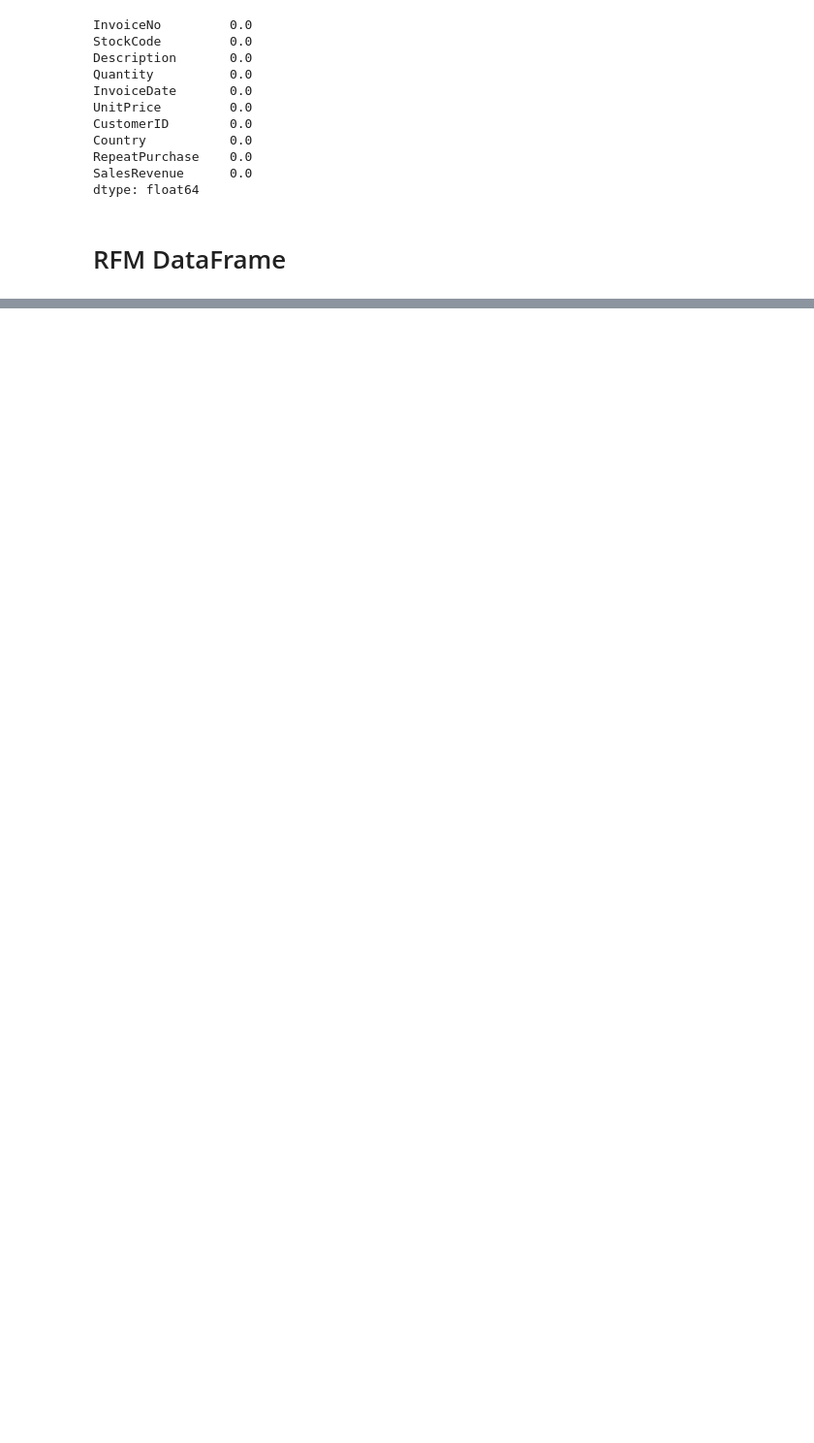
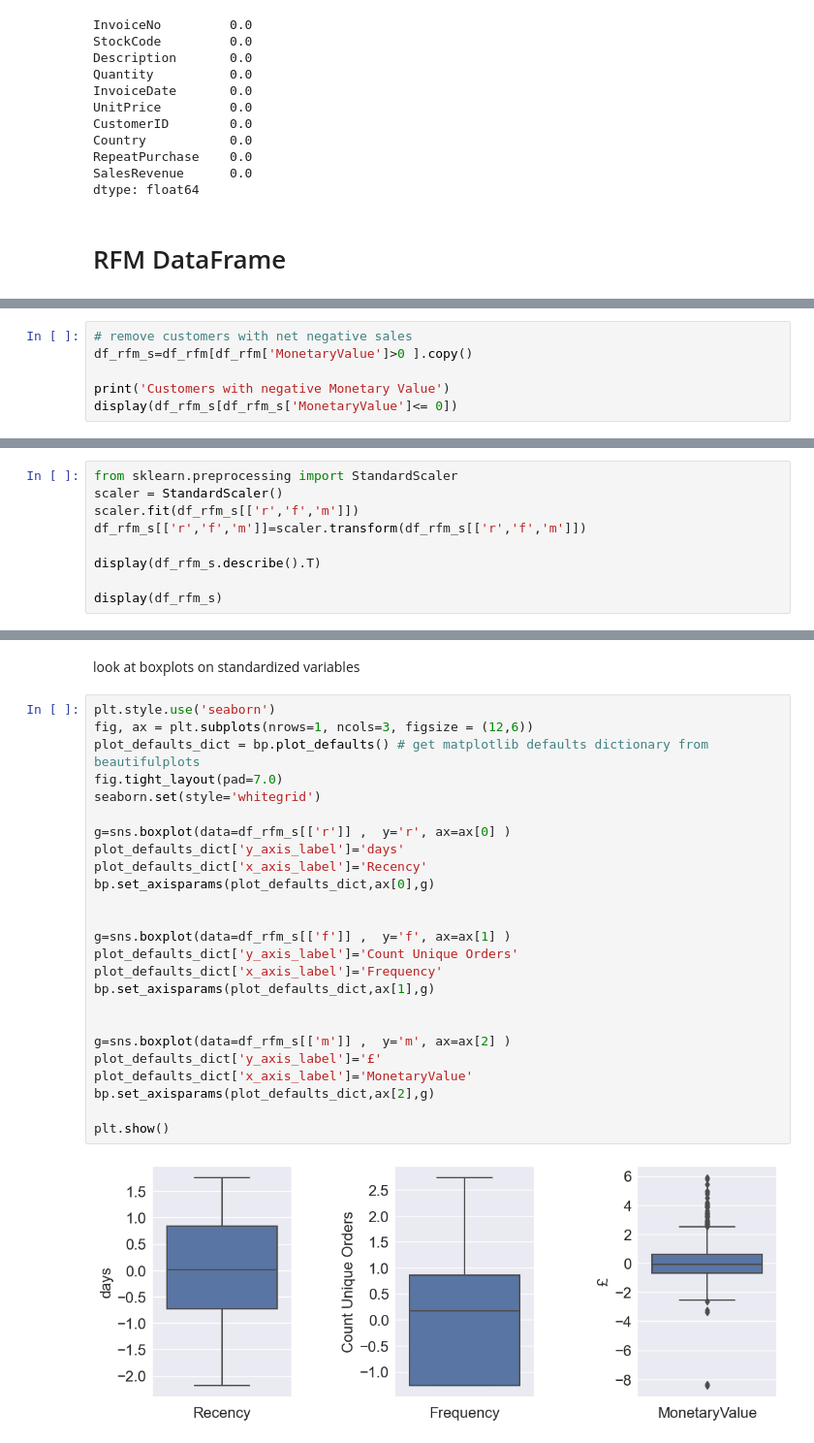
Before and after one commit to Aljgutier/segmentation, a Jupyter notebook: RFM_Segmentation_OnlineSales.ipynb, the cells around one changed output, grey strips where cells are left out. Shown at 97% size. Saved outputs shown, nothing was run; the diff lists cells and outputs as text; blank space fills up the shorter version.

```diff
--- a/RFM_Segmentation_OnlineSales.ipynb
+++ b/RFM_Segmentation_OnlineSales.ipynb
@@ -1134,0 +287,6 @@ for clabel,color,marker,title,k in zip(clabels,colors,markers,titles,range(1,7))
+# %%
+# remove customers with net negative sales
+df_rfm_s=df_rfm[df_rfm['MonetaryValue']>0 ].copy()
+
+print('Customers with negative Monetary Value')
+display(df_rfm_s[df_rfm_s['MonetaryValue']<= 0])
@@ -1134,0 +319,9 @@ for clabel,color,marker,title,k in zip(clabels,colors,markers,titles,range(1,7))
+# %%
+from sklearn.preprocessing import StandardScaler
+scaler = StandardScaler()
+scaler.fit(df_rfm_s[['r','f','m']])
+df_rfm_s[['r','f','m']]=scaler.transform(df_rfm_s[['r','f','m']])
+
+display(df_rfm_s.describe().T)
+
+display(df_rfm_s)
@@ -1134,0 +378,29 @@ for clabel,color,marker,title,k in zip(clabels,colors,markers,titles,range(1,7))
+# %% [markdown]
+look at boxplots on standardized variables
+# %%
+plt.style.use('seaborn')
+fig, ax = plt.subplots(nrows=1, ncols=3, figsize = (12,6))
+plot_defaults_dict = bp.plot_defaults() # get matplotlib defaults dictionary from beautifulplots
+fig.tight_layout(pad=7.0)
+seaborn.set(style='whitegrid')
+
+g=sns.boxplot(data=df_rfm_s[['r']] ,  y='r', ax=ax[0] )
+plot_defaults_dict['y_axis_label']='days'
+plot_defaults_dict['x_axis_label']='Recency'
+bp.set_axisparams(plot_defaults_dict,ax[0],g)
+
+
+g=sns.boxplot(data=df_rfm_s[['f']] ,  y='f', ax=ax[1] )
+plot_defaults_dict['y_axis_label']='Count Unique Orders'
+plot_defaults_dict['x_axis_label']='Frequency'
+bp.set_axisparams(plot_defaults_dict,ax[1],g)
+
+
+g=sns.boxplot(data=df_rfm_s[['m']] ,  y='m', ax=ax[2] )
+plot_defaults_dict['y_axis_label']='£'
+plot_defaults_dict['x_axis_label']='MonetaryValue'
+bp.set_axisparams(plot_defaults_dict,ax[2],g)
+
+plt.show()
+# %% [output]
+[figure, added]
```
Also changed, not shown: parts of 108 cells of this notebook, 1 other file.
